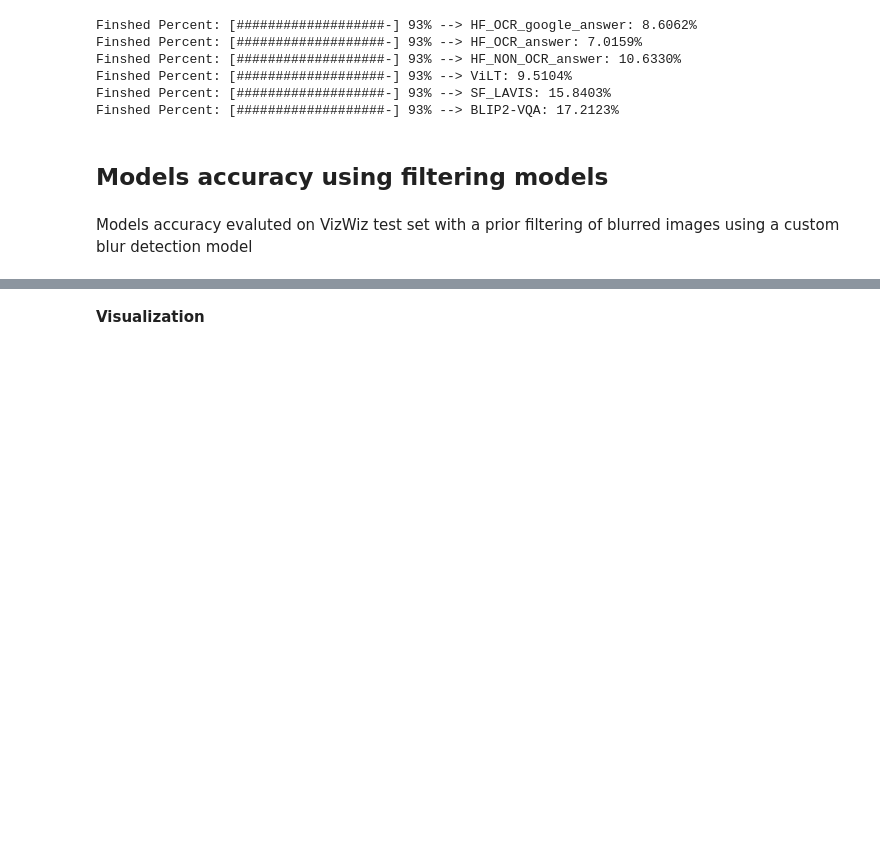
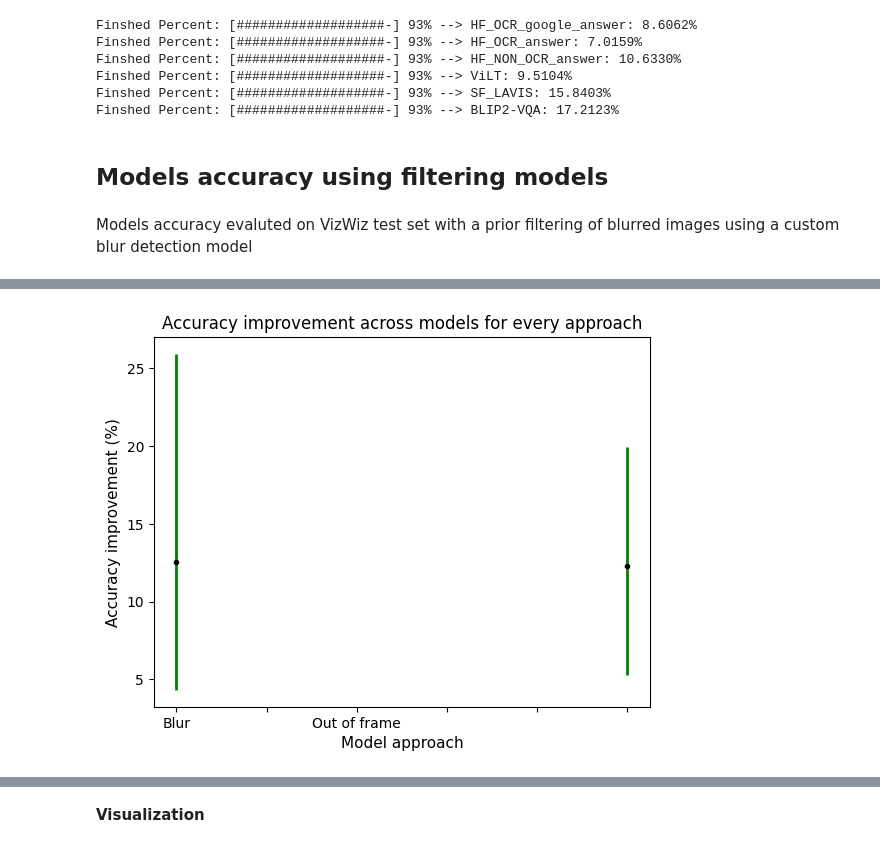
Before and after one commit to arcb01/GED-TFG, a Jupyter notebook: src/vqa_accuracy.ipynb, the cells around one changed output, grey strips where cells are left out. Drawn from its saved outputs; the diff is of its cells as text; code cells hidden in the pictures; blank space fills up the shorter version.

```diff
--- a/src/vqa_accuracy.ipynb
+++ b/src/vqa_accuracy.ipynb
@@ -399,0 +605,28 @@ model_params = (model, device)
+# %%
+mins = np.append(df_blr.groupby("vqa_model_type")["vqa_acc"].min().min(),
+          df_frm.groupby("vqa_model_type")["vqa_acc"].min().min())
+maxes = np.append(df_blr.groupby("vqa_model_type")["vqa_acc"].max().max(),
+          df_frm.groupby("vqa_model_type")["vqa_acc"].max().max())
+means = np.append(df_blr.groupby("vqa_model_type")["vqa_acc"].mean().mean(),
+          df_frm.groupby("vqa_model_type")["vqa_acc"].mean().mean())
+std = np.append(df_blr.groupby("vqa_model_type")["vqa_acc"].std().std(),
+          df_frm.groupby("vqa_model_type")["vqa_acc"].std().std())
+
+# create stacked errorbars:
+fig, ax = plt.subplots()
+#ax.errorbar(np.arange(len(mins)), means, std, fmt='ok', lw=3)
+ax.errorbar(np.arange(len(mins)), means, [means - mins, maxes - means],
+             fmt='.k', ecolor='green', lw=2)
+ax.set_title("Accuracy improvement across models for every approach")
+
+labels = ['' for item in ax.get_xticklabels()]
+labels[1] = "Blur"
+labels[3] = "Out of frame"
+labels[7] = "VQA-CTX"
+
+ax.set_xticklabels(labels)
+ax.set_xlabel('Model approach', fontsize=11)
+ax.set_ylabel('Accuracy improvement (%)', fontsize=11)
+plt.show()
+# %% [output]
+[figure, added]
```
Also changed, not shown: parts of 22 cells of this notebook.
